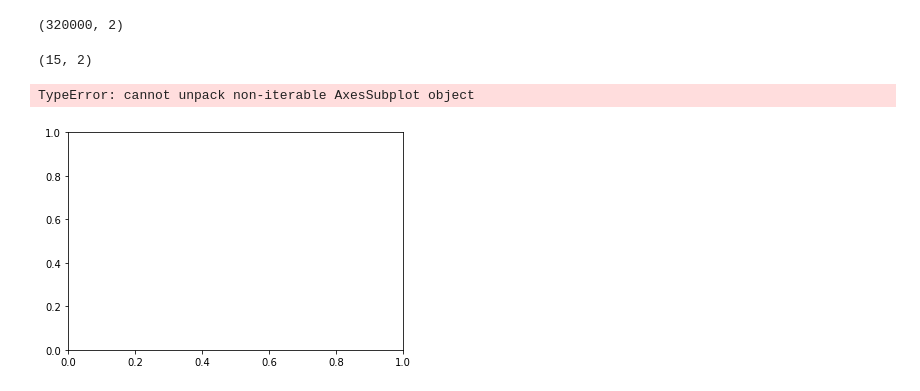
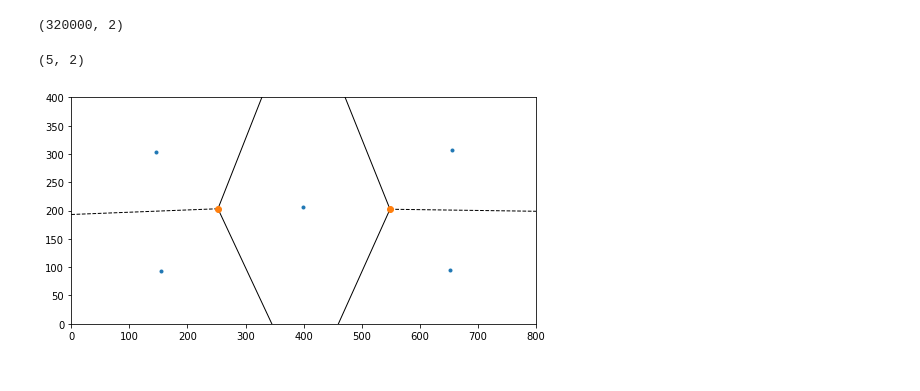
Before and after one commit to AnastasiiaKarliuk/Pazzle_generation, a Jupyter notebook: Voronoi_graph.ipynb, the cells around one changed output. Drawn from its saved outputs; the diff is of its cells as text; code cells hidden in the pictures.

Commit message:
attempt to cut graph

```diff
--- a/Voronoi_graph.ipynb
+++ b/Voronoi_graph.ipynb
@@ -12,7 +21,7 @@ in_points.shape
 # %% [output]
 (320000, 2)
 # %%
-N_points = 15
+N_points = 5
 
 kmeans = KMeans(n_clusters=N_points, random_state=0)
 clusters = kmeans.fit_predict(in_points)
@@ -21,13 +30,14 @@ new_points += np.array([[x_r, y_r] for x_r,y_r in zip(np.random.randint(N_points
                                                       np.random.random(N_points)+np.random.randint(N_points, size=N_points))])
 new_points.shape
 # %% [output]
-(15, 2)
+(5, 2)
 # %%
 vor = Voronoi(new_points)
 
-fig, ax = plt.subplot()
-fig = voronoi_plot_2d(vor, ax)
+fig, ax = plt.subplots()
+fig = voronoi_plot_2d(vor, ax, show_vertices=True)
+ax.set_xlim((0, INPUT_WIDTH))
+ax.set_ylim((0, INPUT_HEIGHT))
 fig.set_size_inches(INPUT_WIDTH/96.0, INPUT_HEIGHT/96.0)
 # %% [output]
-TypeError: cannot unpack non-iterable AxesSubplot object
-[figure, old version]
+[figure, new version]
```
Also changed, not shown: parts of 7 cells of this notebook, 1 other file.
